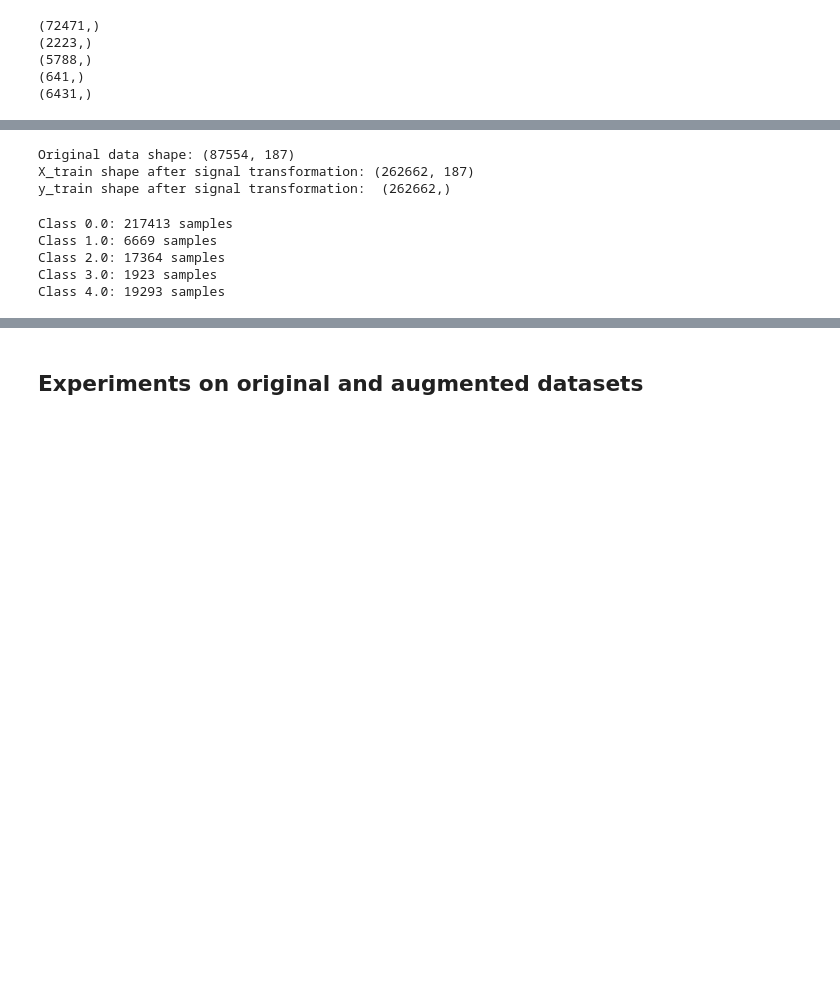
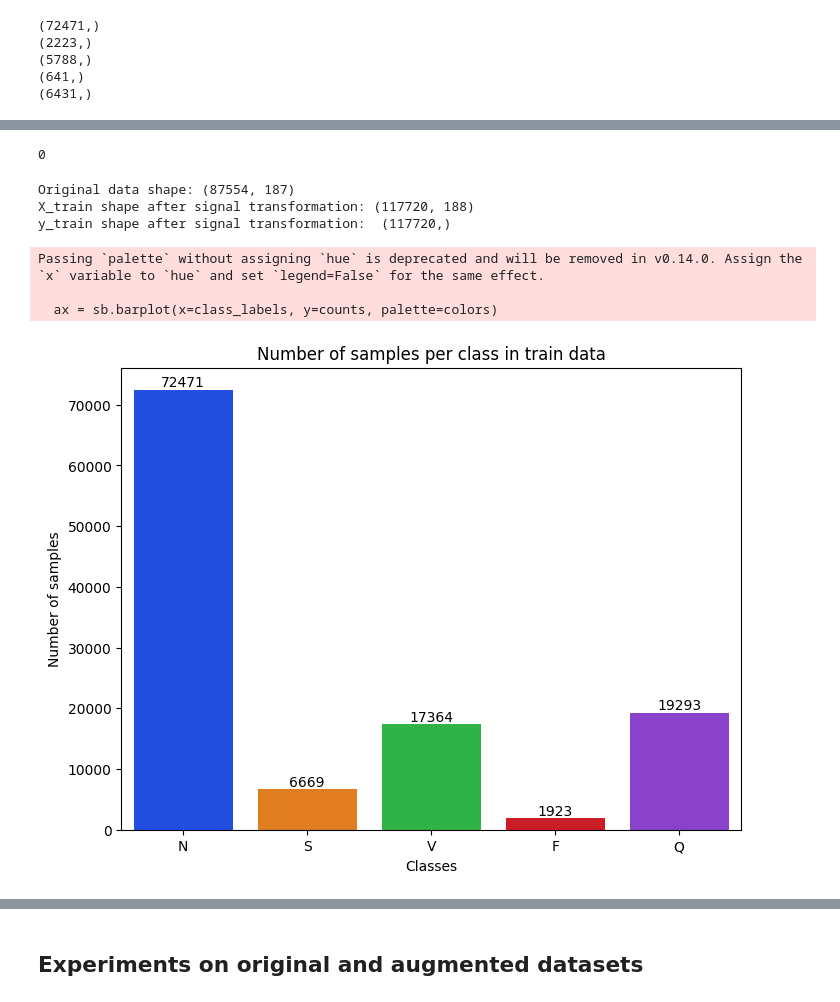
Before and after one commit to RandallCher/Neural-Networks-Project, a Jupyter notebook: data_augmentation.ipynb, the cells around one changed output, grey strips where cells are left out. Cells and saved outputs as stored; diff of their text form; code cells hidden in the pictures; blank space fills up the shorter version.

```diff
--- a/data_augmentation.ipynb
+++ b/data_augmentation.ipynb
@@ -257,0 +283,33 @@ gc.collect()
+# %%
+class_column = train_data.columns[-1]
+train_data_minority = train_data[train_data[class_column] != 0.0] # Get minority classes
+train_data_majority = train_data[train_data[class_column] == 0.0] # Get majority class
+
+# Separate features and labels in minority data
+X_train_minority = train_data_minority.iloc[:, :-1].values
+y_train_minority = train_data_minority.iloc[:, -1].values
+
+# Data augmentation on minority data
+y_train_minority_st = np.repeat(y_train_minority, 3) # Signals are stretched or amplified, 3 signals after augment_data per original signal
+X_train_minority_st = augment_data(X_train_minority)
+
+# Combine augmented minority data with majority
+combined_minority = np.concatenate((X_train_minority_st, y_train_minority_st.reshape(-1, 1)), axis=1)
+combined_minority_df = pd.DataFrame(combined_minority) # Convert minority data into dataframe
+combined_st = pd.concat([train_data_majority, combined_minority_df]) # Combine
+
+# Convert to csv
+combined_st.to_csv('augmented_data/st_dataset.csv', header=False)
+
+# Free memory
+del class_column
+del train_data_majority
+del train_data_minority
+del X_train_minority_st
+del y_train_minority_st
+del combined_minority
+del combined_minority_df
+del combined_st
+gc.collect()
+# %% [output]
+0
@@ -258,20 +321,37 @@ gc.collect()
 # %%
+st_data = pd.read_csv('augmented_data/st_dataset.csv', header=None)
+X_train_st = st_data.iloc[:, :-1].values
+y_train_st = st_data.iloc[:, -1].values
+
 print("Original data shape:", X_train.shape)
 print("X_train shape after signal transformation:", X_train_st.shape)
 print("y_train shape after signal transformation: ", y_train_st.shape)
 # %% [output]
 Original data shape: (87554, 187)
-X_train shape after signal transformation: (262662, 187)
-y_train shape after signal transformation:  (262662,)
+X_train shape after signal transformation: (117720, 188)
+y_train shape after signal transformation:  (117720,)
-# %%
-unique_classes, counts = np.unique(y_train_st, return_counts=True)
-
-# Display the result
-for class_label, count in zip(unique_classes, counts):
-    print(f"Class {class_label}: {count} samples")
-# %% [output]
-Class 0.0: 217413 samples
-Class 1.0: 6669 samples
-Class 2.0: 17364 samples
-Class 3.0: 1923 samples
-Class 4.0: 19293 samples
+# %%
+colors = sb.color_palette('bright', 5) # color for graphs
+
+classes, counts = np.unique(y_train_st, return_counts=True)
+class_labels = np.vectorize(labels.get)(classes) # convert to their string labels
+
+plt.figure(figsize=(8, 6))
+ax = sb.barplot(x=class_labels, y=counts, palette=colors)
+
+# Annotate each bar with the count
+for i, p in enumerate(ax.patches):
+    ax.annotate(f'{counts[i]}',
+                (p.get_x() + p.get_width() / 2., p.get_height()),
+                ha='center', va='bottom',
+                fontsize=10)
+
+plt.title('Number of samples per class in train data')
+plt.xlabel('Classes')
+plt.ylabel('Number of samples')
+plt.show()
+# %% [output]
+Passing `palette` without assigning `hue` is deprecated and will be removed in v0.14.0. Assign the `x` variable to `hue` and set `legend=False` for the same effect.
+
+  ax = sb.barplot(x=class_labels, y=counts, palette=colors)
+[figure, added]
```
Also changed, not shown: parts of 14 cells of this notebook.
